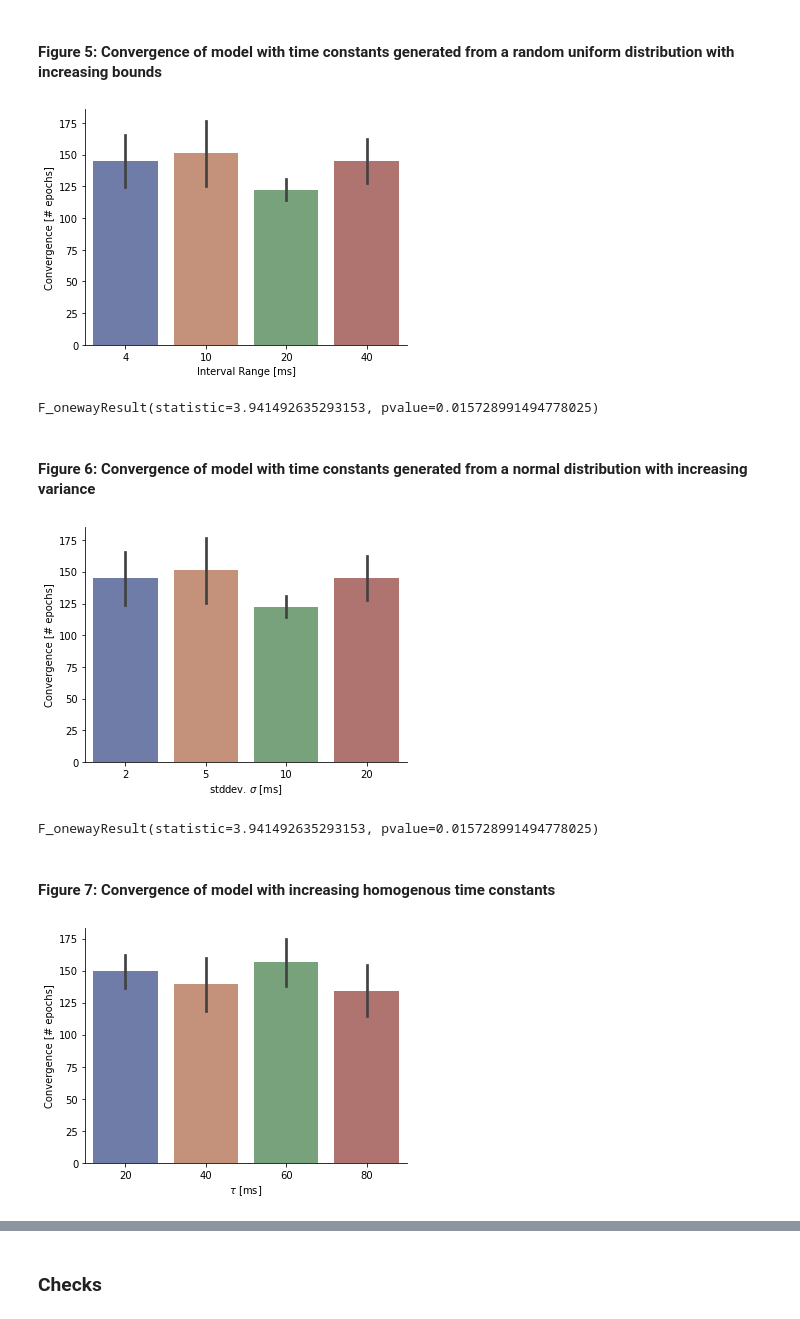
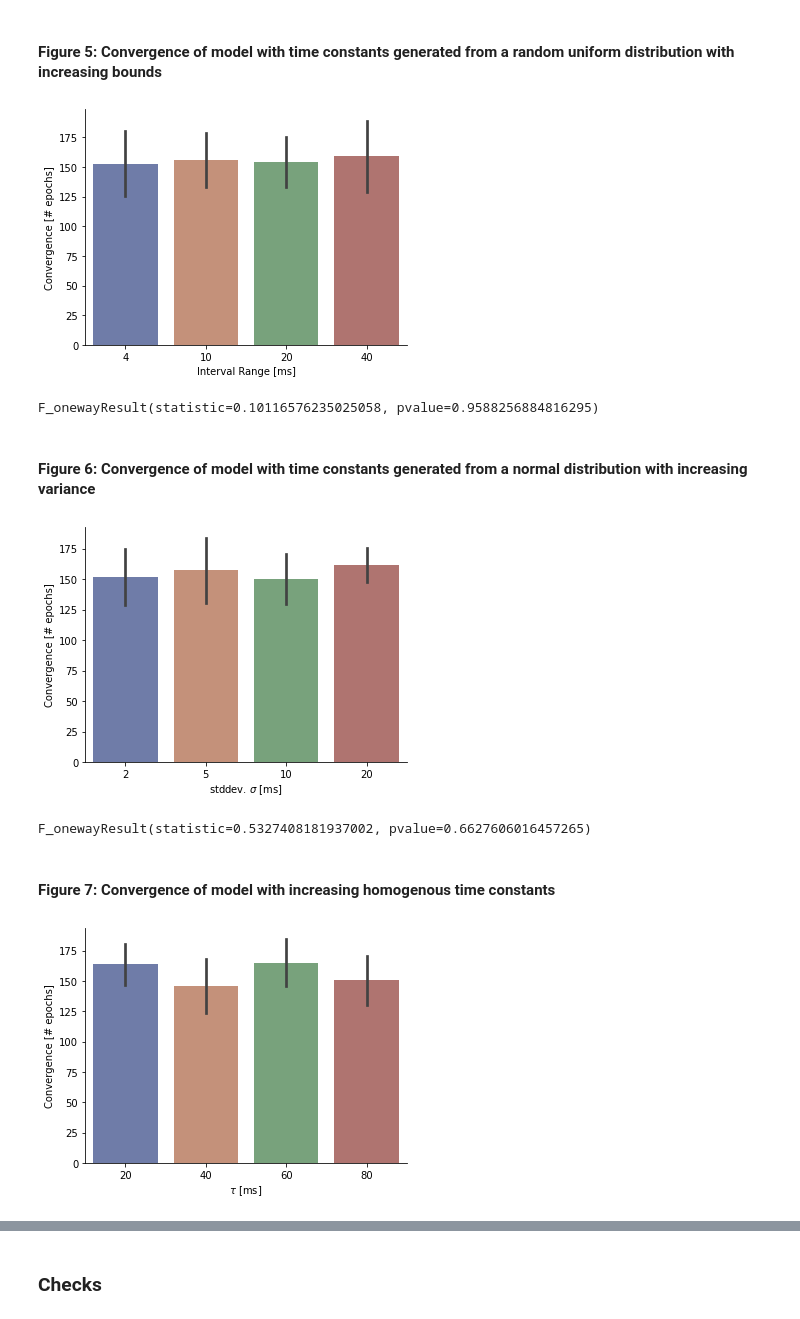
Before and after one commit to peterrayshen/syde552-project, a Jupyter notebook: plots.ipynb, the cells around one changed output, grey strips where cells are left out. Saved outputs shown, nothing was run; the diff lists cells and outputs as text; code cells hidden in the pictures.

```diff
--- a/plots.ipynb
+++ b/plots.ipynb
@@ -143,7 +143,7 @@ KeyError: 'variable'
 #### Figure 5: Convergence of model with time constants generated from a random uniform distribution with increasing bounds
 # %%
 def convergence_epochs(loss_arr):
-    num_stopping_rounds = 20
+    num_stopping_rounds = 25
     lowest_loss = loss_arr[0]
     no_decrease_counter = 0
     for e, x in enumerate(loss_arr):
@@ -158,22 +158,22 @@ def convergence_epochs(loss_arr):
     return len(loss_arr)
 # %%
 df = pd.DataFrame()
-df['total_loss_valid'] = [x['total_loss_valid'] for x in res_gauss_tau]
+df['total_loss_valid'] = [x['total_loss_valid'] for x in res_uniform_tau]
 df['lower'] = [x['xp_params']['uniform_lower_bounds'][x['i']] for x in res_uniform_tau]
 df['upper'] = [x['xp_params']['uniform_upper_bounds'][x['i']] for x in res_uniform_tau]
 df['width'] = (round((df['upper'] - df['lower']) * 1e3)).astype(int)
 df['convergence_epochs']  = df['total_loss_valid'].apply(convergence_epochs)
 
 g = sns.catplot(
     data=df, kind="bar",
     x="width", y="convergence_epochs",
     ci="sd", palette="dark", alpha=.6,height=4, aspect=4/3
 )
 g.set_axis_labels("Interval Range [ms]", "Convergence [# epochs]")
 g.savefig('figs/convergence_gauss_tau.png')
 plt.show()
 # %% [output]
-[figure, old version]
+[figure, new version]
 # %%
 sample1 = df[ df['width'] == 4]['convergence_epochs']
 sample2 = df[df['width'] == 10]['convergence_epochs']
@@ -181,7 +181,7 @@ sample3 = df[df['width'] == 20]['convergence_epochs']
 sample4 = df[df['width'] == 40]['convergence_epochs']
 stats.f_oneway(sample1, sample2, sample3, sample4)
 # %% [output]
-F_onewayResult(statistic=3.941492635293153, pvalue=0.015728991494778025)
+F_onewayResult(statistic=0.10116576235025058, pvalue=0.9588256884816295)
 # %% [markdown]
 #### Figure 6: Convergence of model with time constants generated from a normal distribution with increasing variance
 # %%
@@ -200,7 +200,7 @@ g.set_axis_labels("stddev. $\sigma$ [ms]", "Convergence [# epochs]")
 g.savefig('figs/convergence_gauss_tau.png')
 plt.show()
 # %% [output]
-[figure, old version]
+[figure, new version]
 # %%
 sample1 = df[ df['stddev'] == 2]['convergence_epochs']
 sample2 = df[df['stddev'] == 5]['convergence_epochs']
@@ -208,7 +208,7 @@ sample3 = df[df['stddev'] == 10]['convergence_epochs']
 sample4 = df[df['stddev'] == 20]['convergence_epochs']
 stats.f_oneway(sample1, sample2, sample3, sample4)
 # %% [output]
-F_onewayResult(statistic=3.941492635293153, pvalue=0.015728991494778025)
+F_onewayResult(statistic=0.5327408181937002, pvalue=0.6627606016457265)
 # %% [markdown]
 #### Figure 7: Convergence of model with increasing homogenous time constants
 # %%
@@ -227,7 +227,7 @@ g.set_axis_labels("$\\tau$ [ms]", "Convergence [# epochs]")
 g.savefig('figs/convergence_constant_tau.png')
 plt.show()
 # %% [output]
-[figure, old version]
+[figure, new version]
 # %%
 sample1 = df[ df['tau'] == 20]['convergence_epochs']
 sample2 = df[df['tau'] == 40]['convergence_epochs']
```
Also changed, not shown: parts of 3 cells of this notebook.
